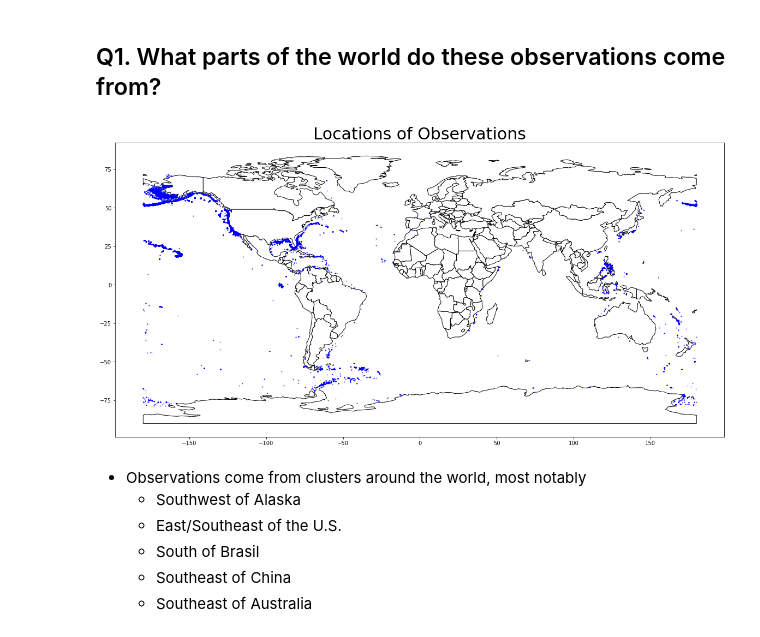
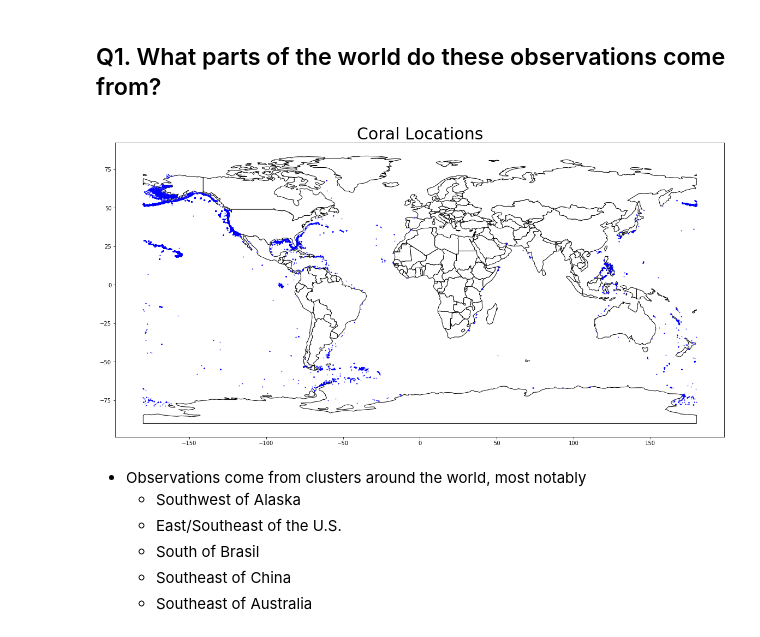
Before and after one commit to SamuelD-Data/deep_sea_corals_project, a Jupyter notebook: deep_sea_corals_project_notebook.ipynb, the cells around one changed output. Saved outputs shown, nothing was run; the diff lists cells and outputs as text; code cells hidden in the pictures.

```diff
--- a/deep_sea_corals_project_notebook.ipynb
+++ b/deep_sea_corals_project_notebook.ipynb
@@ -117,18 +117,18 @@ def df_to_gdf(df):
 # %%
 # loading world map
 earth_map = gpd.read_file(gpd.datasets.get_path('naturalearth_lowres'))
 base = earth_map.plot(color='white', edgecolor='black', figsize = (20,25))
 
 # creating dataframe for geoplot
 coral_data = df_to_gdf(df)
 
 # plotting map
 coral_data.plot(ax = base, marker = 'o', color = 'blue', markersize=0.5)
 
-plt.title('Locations of Observations', fontsize=30)
+plt.title('Coral Locations', fontsize=30)
 plt.show()
 # %% [output]
-[figure, old version]
+[figure, new version]
 # %% [markdown]
 - <span style="color:earth blue">Observations come from clusters around the world, most notably</span>
     - <span style="color:earth blue">Southwest of Alaska</span>
```
Also changed, not shown: parts of 8 cells of this notebook.
